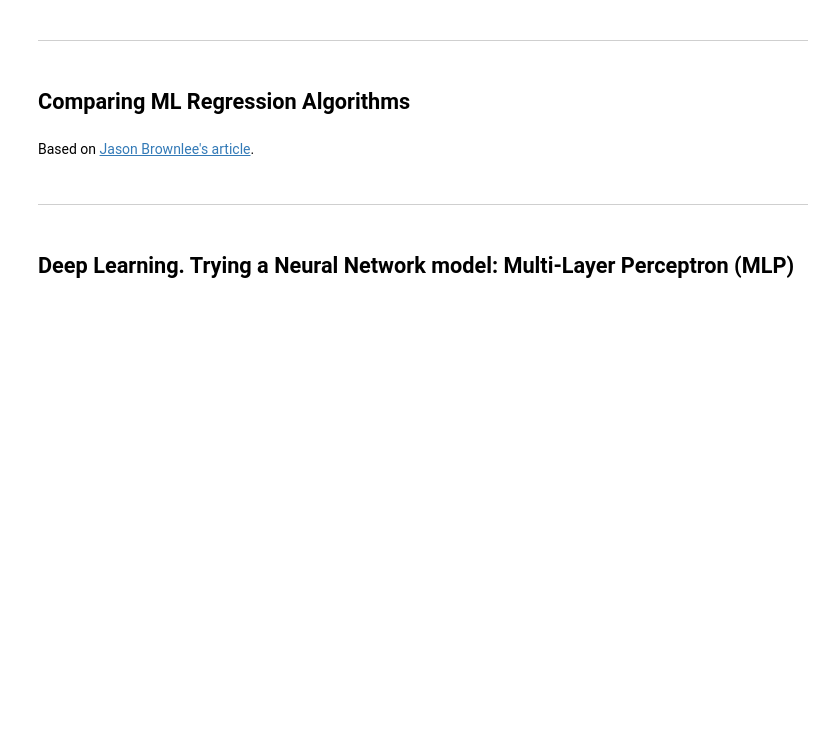
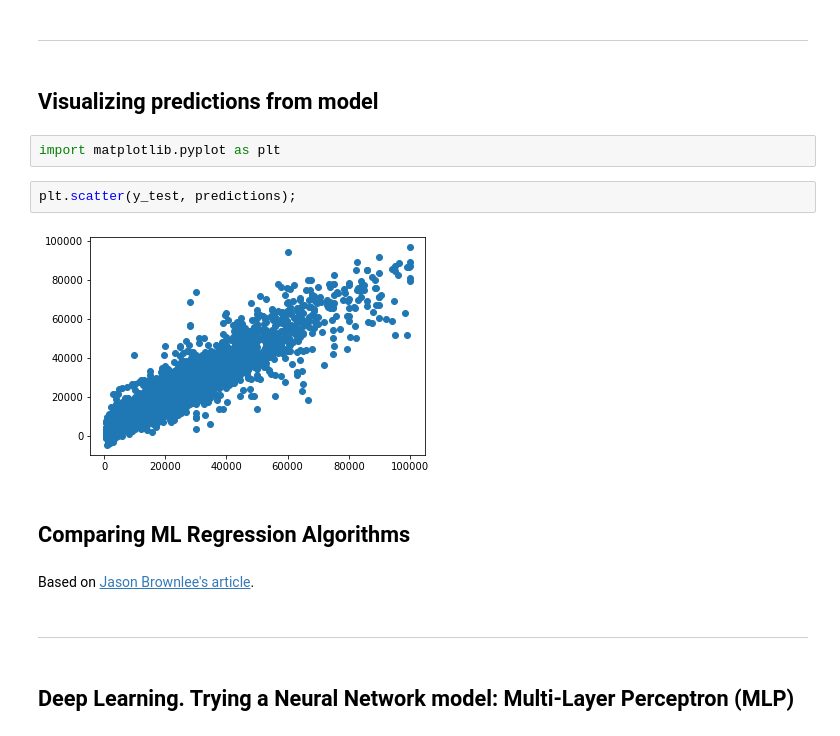
Before and after one commit to caresppen/UsedCarsAppraiser, a Jupyter notebook: notebooks/08_Prices_Regression_1.ipynb, the cells around one changed output. Drawn from its saved outputs; the diff is of its cells as text; blank space fills up the shorter version.

```diff
--- a/notebooks/08_Prices_Regression_1.ipynb
+++ b/notebooks/08_Prices_Regression_1.ipynb
@@ -218,6 +230,14 @@ MAE = 3006.4572
 EVS = 87.2917%
 # %% [markdown]
 ---
+# %% [markdown]
+## Visualizing predictions from model
+# %%
+import matplotlib.pyplot as plt
+# %%
+plt.scatter(y_test, predictions);
+# %% [output]
+[figure, added]
 # %% [markdown]
 ## Comparing ML Regression Algorithms
 # %% [markdown]
```
Also changed, not shown: parts of 7 cells of this notebook, 4 other files.
